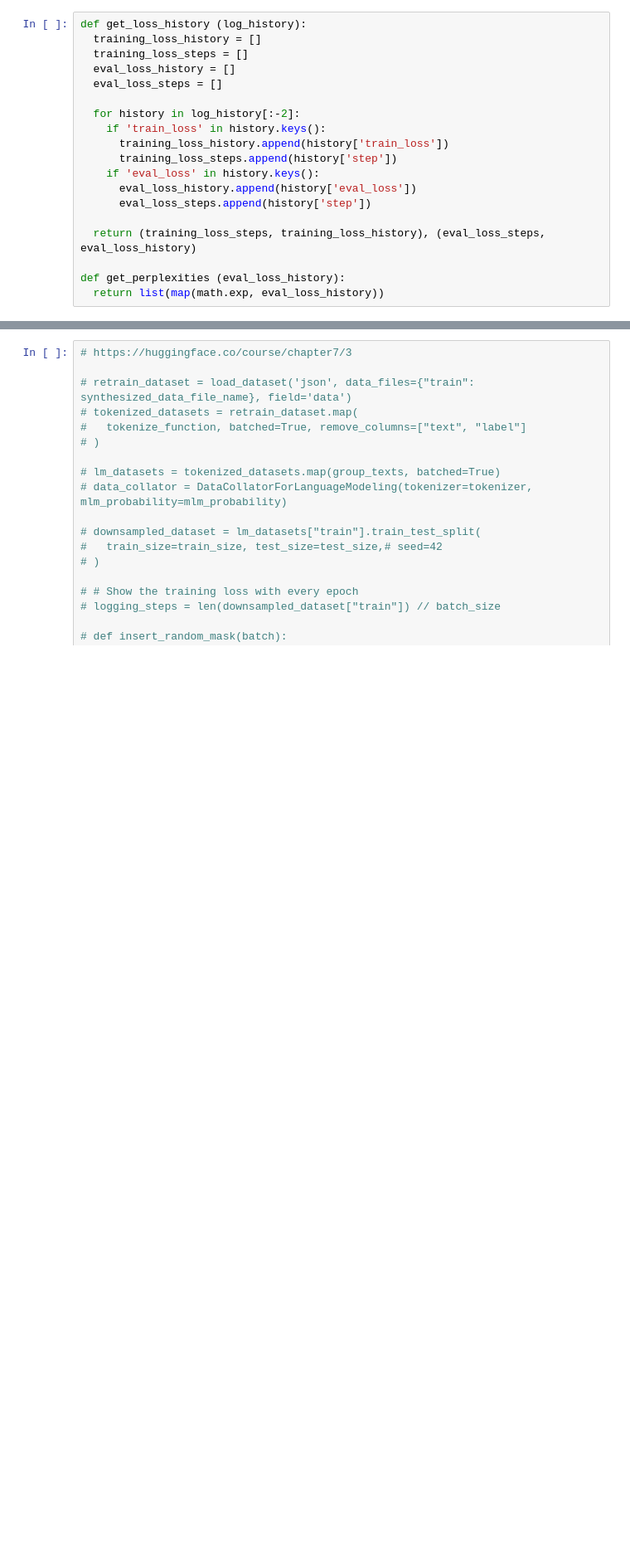
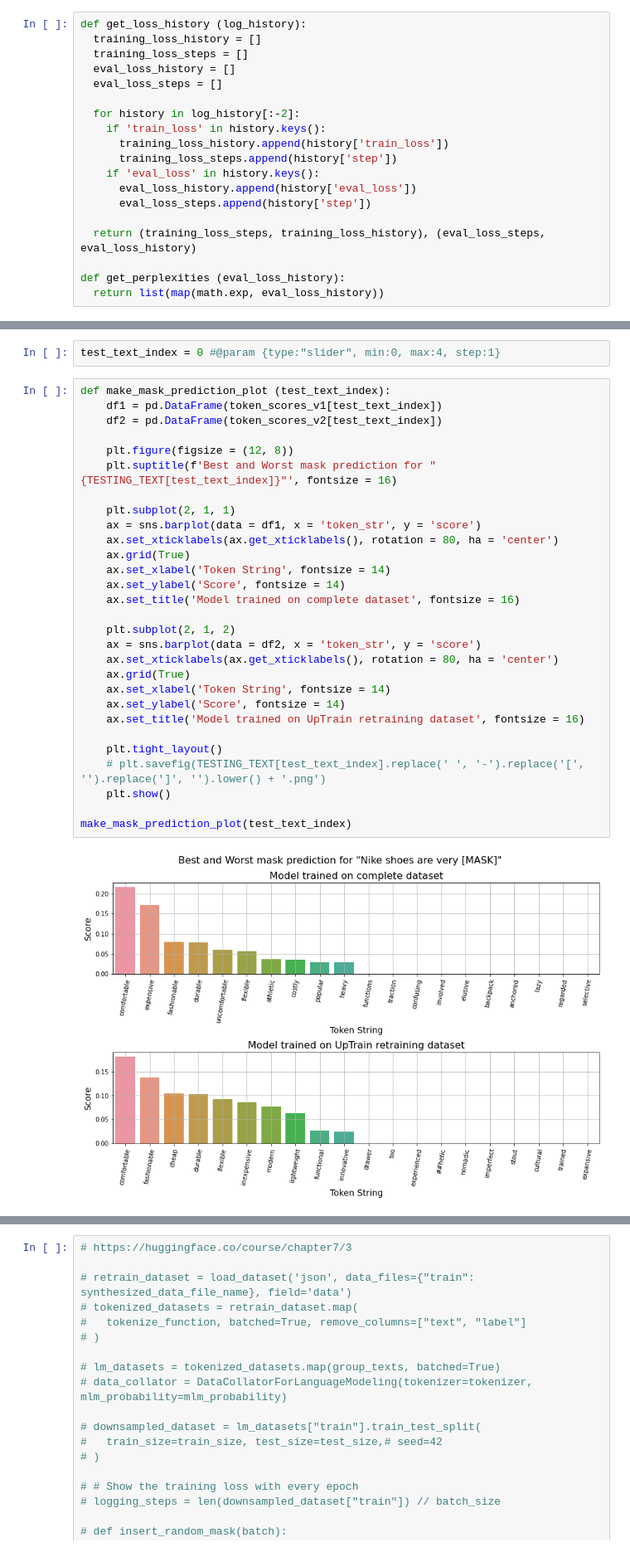
Before and after one commit to a-r-r-o-w/mlm-product-customer-support-team, a Jupyter notebook: src/unreality_ai_uptrain_hackathon.ipynb, the cells around one changed output, grey strips where cells are left out. Shown at 83% size. Drawn from its saved outputs; the diff is of its cells as text; blank space fills up the shorter version.

```diff
--- a/src/unreality_ai_uptrain_hackathon.ipynb
+++ b/src/unreality_ai_uptrain_hackathon.ipynb
@@ -980,0 +1314,33 @@ drive.mount('/content/drive')
+# %%
+test_text_index = 0 #@param {type:"slider", min:0, max:4, step:1}
+# %%
+def make_mask_prediction_plot (test_text_index):
+    df1 = pd.DataFrame(token_scores_v1[test_text_index])
+    df2 = pd.DataFrame(token_scores_v2[test_text_index])
+
+    plt.figure(figsize = (12, 8))
+    plt.suptitle(f'Best and Worst mask prediction for "{TESTING_TEXT[test_text_index]}"', fontsize = 16)
+
+    plt.subplot(2, 1, 1)
+    ax = sns.barplot(data = df1, x = 'token_str', y = 'score')
+    ax.set_xticklabels(ax.get_xticklabels(), rotation = 80, ha = 'center')
+    ax.grid(True)
+    ax.set_xlabel('Token String', fontsize = 14)
+    ax.set_ylabel('Score', fontsize = 14)
+    ax.set_title('Model trained on complete dataset', fontsize = 16)
+
+    plt.subplot(2, 1, 2)
+    ax = sns.barplot(data = df2, x = 'token_str', y = 'score')
+    ax.set_xticklabels(ax.get_xticklabels(), rotation = 80, ha = 'center')
+    ax.grid(True)
+    ax.set_xlabel('Token String', fontsize = 14)
+    ax.set_ylabel('Score', fontsize = 14)
+    ax.set_title('Model trained on UpTrain retraining dataset', fontsize = 16)
+
+    plt.tight_layout()
+    # plt.savefig(TESTING_TEXT[test_text_index].replace(' ', '-').replace('[', '').replace(']', '').lower() + '.png')
+    plt.show()
+
+make_mask_prediction_plot(test_text_index)
+# %% [output]
+[figure, added]
```
Also changed, not shown: parts of 64 cells of this notebook.
